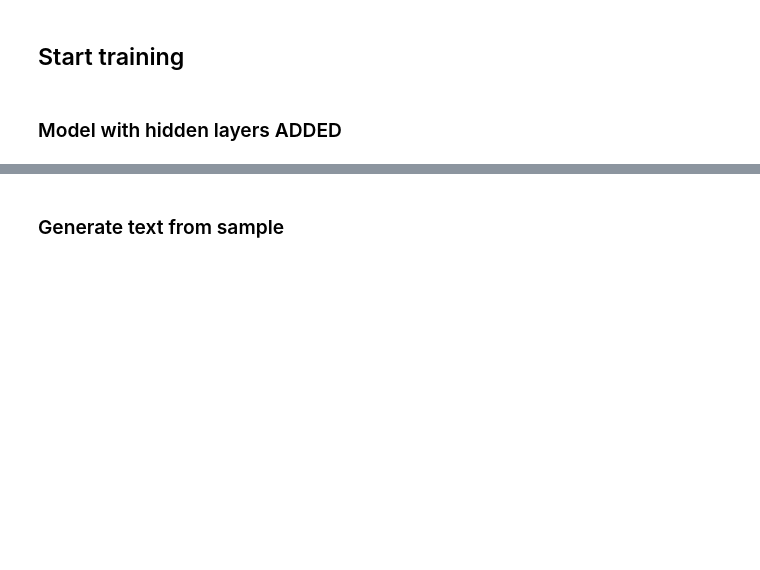
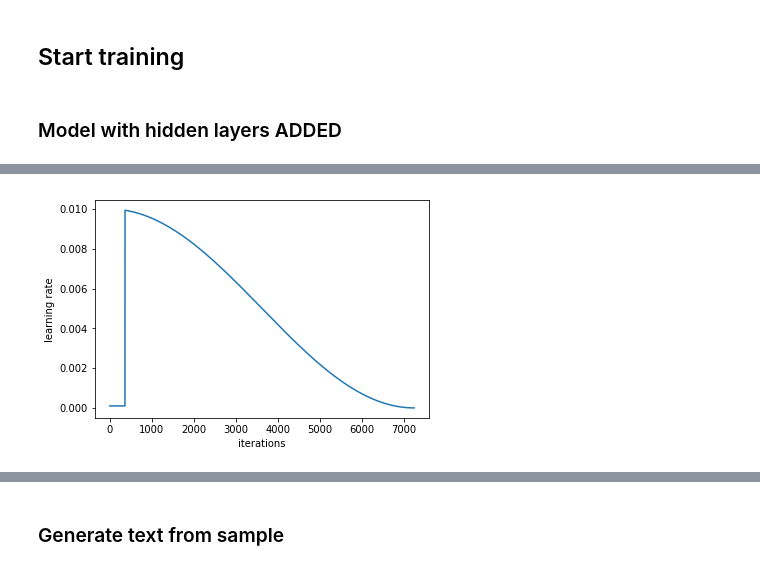
Before and after one commit to anhquan0412/basic_model_scratch, a Jupyter notebook: rnn-vietnamese.ipynb, the cells around one changed output, grey strips where cells are left out. Saved outputs shown, nothing was run; the diff lists cells and outputs as text; code cells hidden in the pictures; blank space fills up the shorter version.

```diff
--- a/rnn-vietnamese.ipynb
+++ b/rnn-vietnamese.ipynb
@@ -213,8 +221,8 @@ next_char(model,'Đan')
 # %% [output]
 'g'
 # %%
-sampl = 'tìn'
-for i in range(200):
-    sampl+= next_char(model,sampl[-3:])
+sampl = 'Lon'
+for i in range(200): sampl += next_char(model,sampl[-3:])
+
 print(sampl)
 # %% [output]
@@ -223,0 +232,8 @@ Not good!
+# %%
+def next_char_multinomial(model,inp):
+    idxs = T(np.array([char2idx[c] for c in inp]))
+    p = model(*VV(idxs)).exp()
+#     print(p)
+    r = torch.multinomial(p, 1) # return 1 index sampled from the multinomial prob distribution from n_uchars p. Result varies
+#     print(r)
+    return idx2char[r.data[0, 0]]
@@ -223,0 +255,5 @@ Not good!
+# %%
+sampl = 'Lon'
+for i in range(200): sampl += next_char_multinomial(model,sampl[-3:])
+
+print(sampl)
@@ -283,5 +325,5 @@ X,y = get_chars_md(cs)
 # %%
-n_vals=80000
+n_vals=int(.2*X.shape[0])
 val_idxs = np.arange(X.shape[0]-n_vals,X.shape[0])
 md = ColumnarModelData.from_arrays('.', val_idxs, X, y, is_reg=False,bs=512,shuffle=False)
 # %%
@@ -350,0 +382,4 @@ epoch      trn_loss   val_loss
+# %%
+learner.sched.plot_lr()
+# %% [output]
+[figure, added]
```
Also changed, not shown: parts of 119 cells of this notebook, 3 other files.
